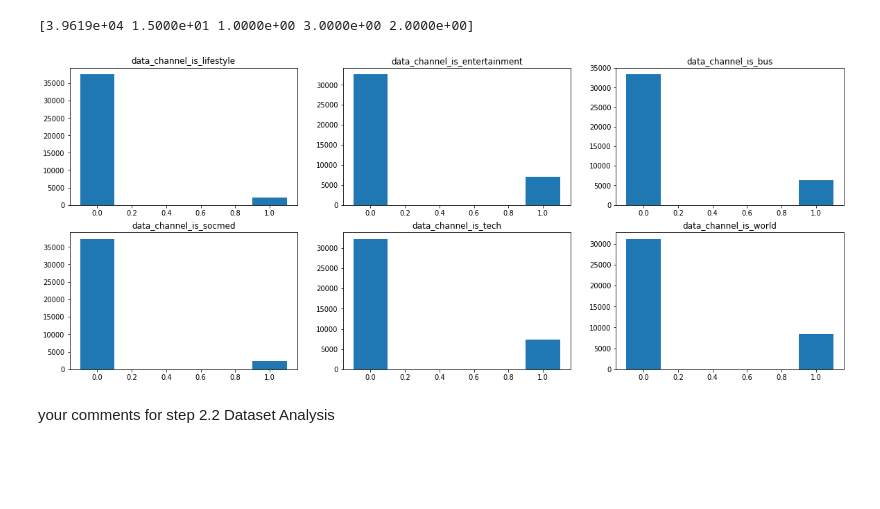
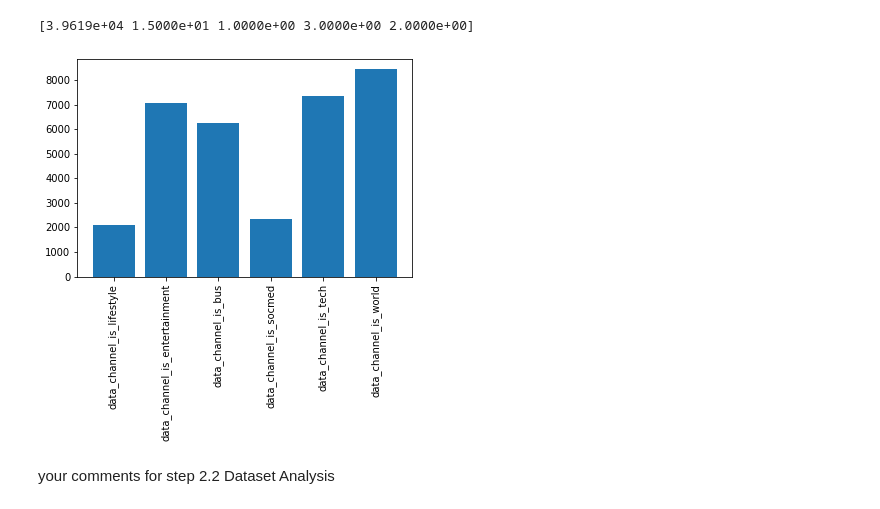
Before and after one commit to SofiaTorchia/ML-challenge, a Jupyter notebook: ML_Challenge_21-22.ipynb, the cells around one changed output. Drawn from its saved outputs; the diff is of its cells as text; code cells hidden in the pictures; blank space fills up the shorter version.

```diff
--- a/ML_Challenge_21-22.ipynb
+++ b/ML_Challenge_21-22.ipynb
@@ -199,27 +199,20 @@ print(n)
 # %% [output]
 [figure]
 [3.9619e+04 1.5000e+01 1.0000e+00 3.0000e+00 2.0000e+00]
-# %%
-#4) A bar chart counting the attributes: data_channel_is_lifestyle, data_channel_is_entertainment,
-# data_channel_is_bus, data_channel_is_socmed, data_channel_is_tech, data_channel_is_world;
-
-columns = ['data_channel_is_lifestyle','data_channel_is_entertainment',
-           'data_channel_is_bus','data_channel_is_socmed','data_channel_is_tech',
-           'data_channel_is_world']
-i=0
-fig,axes = plt.subplots(nrows=2, ncols=3,figsize=(20,8))
-for ax in axes:
-    for a in ax:
-        col = columns[i]
-        n = data[col].value_counts()
-        a.bar(n.index,n,width=0.2)
-        a.set_title(col)
-        i = i+1
-
-# each bar chart has only two bars because each column has only two classes 0.0 and 1.0.
-# The high of a bar represents the number of samples for each class.
-# %% [output]
-[figure, removed]
+# %%
+#4) A bar chart counting the attributes: data_channel_is_lifestyle, data_channel_is_entertainment,
+# data_channel_is_bus, data_channel_is_socmed, data_channel_is_tech, data_channel_is_world;
+
+columns = ['data_channel_is_lifestyle','data_channel_is_entertainment',
+           'data_channel_is_bus','data_channel_is_socmed','data_channel_is_tech',
+           'data_channel_is_world']
+
+x = [data[col].value_counts()[1.0] for col in columns]
+plt.bar(columns,x)
+plt.xticks(rotation = 90)
+plt.show()
+# %% [output]
+[figure, added]
 # %% [markdown]
 your comments for step 2.2 Dataset Analysis
 # %% [markdown]
```
Also changed, not shown: parts of 29 cells of this notebook.
